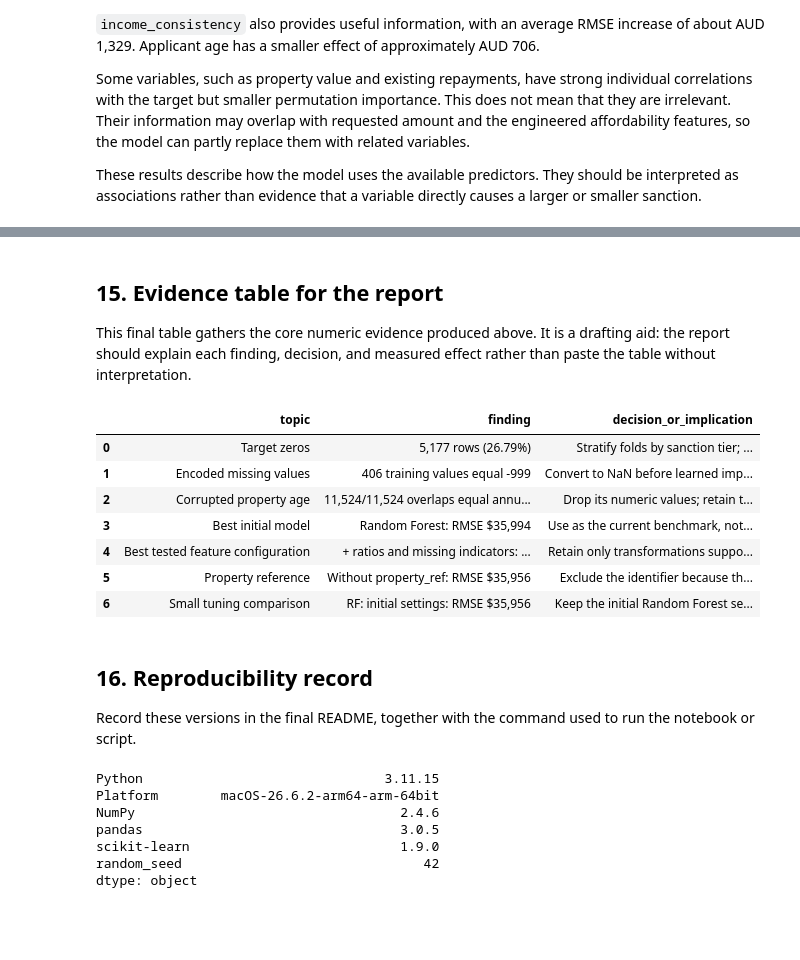
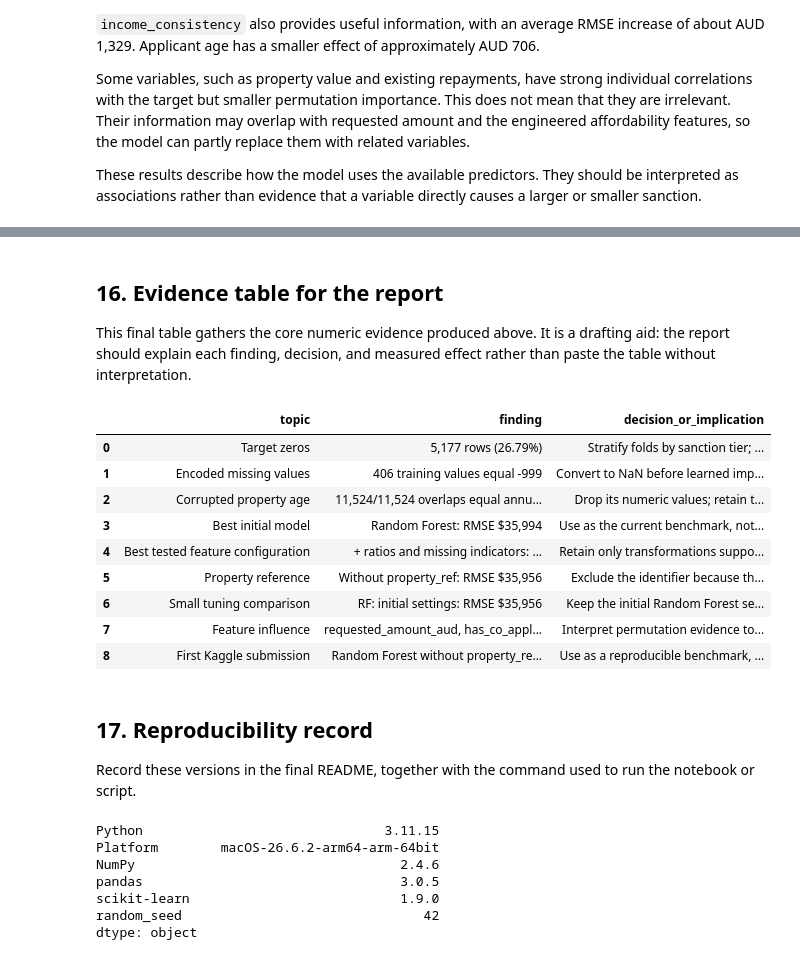
Before and after one commit to Adityap665/FIT-5149, a Jupyter notebook: FIT5149_A1_analysis.ipynb, the cells around one changed output, grey strips where cells are left out. Drawn from its saved outputs; the diff is of its cells as text; code cells hidden in the pictures; blank space fills up the shorter version.

Commit message:
Add Kaggle attempt 1 and public score
Track the Random Forest attempt 1 submission, record its public RMSE and rank, and document the naming convention and next modelling work.

```diff
--- a/FIT5149_A1_analysis.ipynb
+++ b/FIT5149_A1_analysis.ipynb
@@ -1864,9 +1864,9 @@ ablation_summary = (
 )
 
 # Report change relative to cleaned raw features; negative is an improvement
-baseline_ablation_rmse = ablation_summary.loc["Cleaned raw features", "mean_rmse_aud"]
+cleaned_raw_rmse = ablation_summary.loc["Cleaned raw features", "mean_rmse_aud"]
 ablation_summary["rmse_change_vs_cleaned_raw_aud"] = (
-    ablation_summary["mean_rmse_aud"] - baseline_ablation_rmse
+    ablation_summary["mean_rmse_aud"] - cleaned_raw_rmse
 )
 
 ablation_summary.style.format(
@@ -2152,12 +2152,12 @@ for fold_number, (train_index, valid_index) in enumerate(folds, start=1):
 
     validation_x = X_selected.iloc[valid_index]
 
-    baseline_prediction = np.clip(
+    original_prediction = np.clip(
         influence_model.predict(validation_x),
         0,
         requested_array[valid_index],
     )
-    baseline_rmse = rmse(y.iloc[valid_index], baseline_prediction)
+    original_rmse = rmse(y.iloc[valid_index], original_prediction)
 
     # Shuffle one feature at a time inside the validation fold
     for feature_number, feature in enumerate(X_selected.columns):
@@ -2185,7 +2185,7 @@ for fold_number, (train_index, valid_index) in enumerate(folds, start=1):
             {
                 "feature": feature,
                 "fold": fold_number,
-                "rmse_increase_aud": shuffled_rmse - baseline_rmse,
+                "rmse_increase_aud": shuffled_rmse - original_rmse,
             }
         )
 
@@ -2267,5 +2348,5 @@ The next iteration will keep using the same five folds so the model comparison r
 # %% [markdown]
-## 15. Evidence table for the report
+## 16. Evidence table for the report
 
 This final table gathers the core numeric evidence produced above. It is a drafting aid: the report should explain each finding, decision, and measured effect rather than paste the table without interpretation.
 # %%
@@ -2294,35 +2375,47 @@ report_evidence = pd.DataFrame(
             "finding": f"{best_initial_model}: RMSE ${validation_summary.loc[best_initial_model, 'mean_constrained_rmse_aud']:,.0f}",
             "decision_or_implication": "Use as the current benchmark, not the final model.",
         },
         {
             "topic": "Best tested feature configuration",
             "finding": f"{best_ablation_name}: RMSE ${ablation_summary.loc[best_ablation_name, 'mean_rmse_aud']:,.0f}",
             "decision_or_implication": "Retain only transformations supported by validation.",
         },
         {
             "topic": "Property reference",
             "finding": f"Without property_ref: RMSE ${property_ref_summary.loc['Without property_ref', 'mean_rmse_aud']:,.0f}",
             "decision_or_implication": "Exclude the identifier because the simpler model performs slightly better.",
         },
         {
             "topic": "Small tuning comparison",
             "finding": f"{tuning_summary.index[0]}: RMSE ${tuning_summary.iloc[0]['mean_rmse_aud']:,.0f}",
             "decision_or_implication": "Keep the initial Random Forest settings; tested changes did not improve RMSE.",
         },
+        {
+            "topic": "Feature influence",
+            "finding": ", ".join(permutation_summary.head(3).index.tolist()),
+            "decision_or_implication": "Interpret permutation evidence together with correlations and category rates.",
+        },
+        {
+            "topic": "First Kaggle submission",
+            "finding": "Random Forest without property_ref; CV RMSE $35,956",
+            "decision_or_implication": "Use as a reproducible first comparison, not the final model.",
+        },
     ]
 )
 report_evidence
 # %% [output]
 |  | topic | finding | decision_or_implication |
 | 0 | Target zeros | 5,177 rows (26.79%) | Stratify folds by sanction tier; ... |
 | 1 | Encoded missing values | 406 training values equal -999 | Convert to NaN before learned imp... |
 | 2 | Corrupted property age | 11,524/11,524 overlaps equal annu... | Drop its numeric values; retain t... |
 | 3 | Best initial model | Random Forest: RMSE $35,994 | Use as the current benchmark, not... |
 | 4 | Best tested feature configuration | + ratios and missing indicators: ... | Retain only transformations suppo... |
 | 5 | Property reference | Without property_ref: RMSE $35,956 | Exclude the identifier because th... |
 | 6 | Small tuning comparison | RF: initial settings: RMSE $35,956 | Keep the initial Random Forest se... |
+| 7 | Feature influence | requested_amount_aud, has_co_appl... | Interpret permutation evidence to... |
+| 8 | First Kaggle submission | Random Forest without property_re... | Use as a reproducible benchmark, ... |
 # %% [markdown]
-## 16. Reproducibility record
+## 17. Reproducibility record
 
 Record these versions in the final README, together with the command used to run the notebook or script.
 # %%
```
Also changed, not shown: parts of 8 cells of this notebook, 4 other files.
